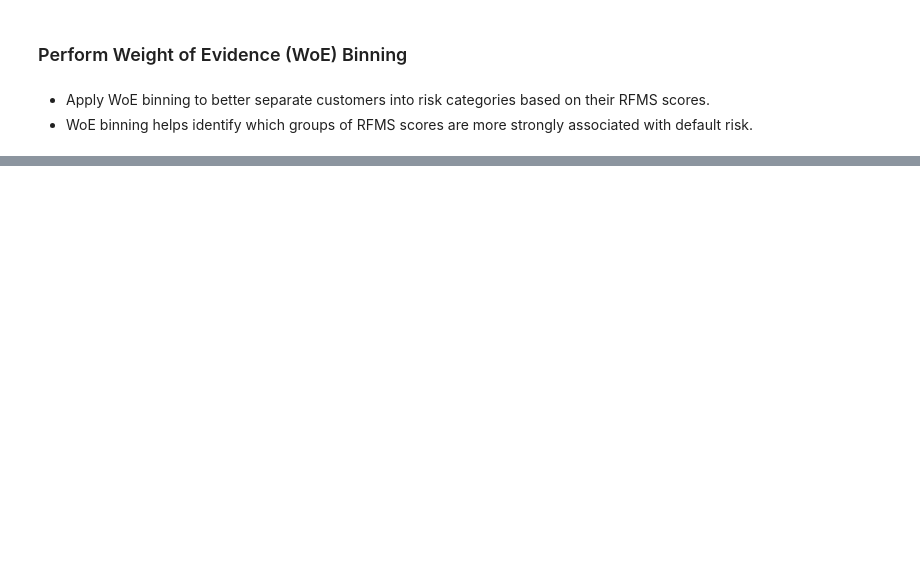
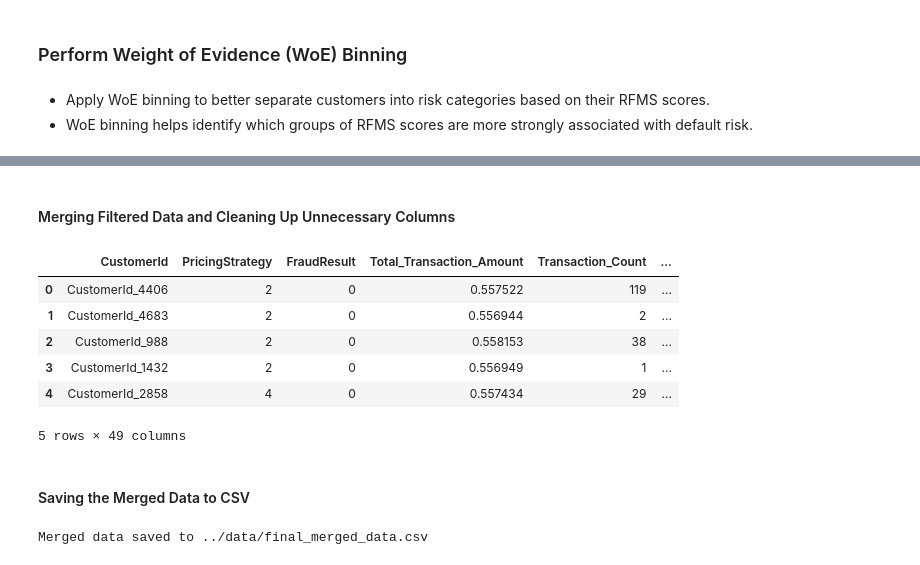
Before and after one commit to getahunTiruneh/Bati-Bank-Credit-Scoring-Model, a Jupyter notebook: notebooks/WoE_estimator.ipynb, the cells around one changed output, grey strips where cells are left out. Drawn from its saved outputs; the diff is of its cells as text; code cells hidden in the pictures; blank space fills up the shorter version.

```diff
--- a/notebooks/WoE_estimator.ipynb
+++ b/notebooks/WoE_estimator.ipynb
@@ -182,0 +161,35 @@ classified_df.shape
+# %%
+# drop features
+df = df.drop(['TransactionId','BatchId','AccountId','SubscriptionId','CurrencyCode','CountryCode','Amount','TransactionStartTime',
+              'Value','Avg_Transaction_Amount','Transaction_Hour','Transaction_Day', 'Transaction_Month', 'Transaction_Year'], axis=1)
+# %%
+# Drop unnecessary columns from classified_df before merging
+classified_df = classified_df.drop(columns=['Recency', 'Frequency', 'Monetary', 'Seasonality', 'RFMS_score'],axis=1)
+# %% [markdown]
+#### Merging Filtered Data and Cleaning Up Unnecessary Columns
+# %%
+# Now merge the filtered classified_df with the original df
+final_merged_df = df.merge(classified_df, on='CustomerId')
+# Drop the unwanted columns after merging
+final_merged_df = final_merged_df.drop(columns=['Recency', 'Frequency', 'Monetary', 'Seasonality', 'RFMS_score', 'Risk_category_x', 'RFMS_bin'], axis=1, errors='ignore')
+# Rename the Risk_category_y column to Risk_category
+final_merged_df = final_merged_df.rename(columns={'Risk_category_y': 'Risk_category'})
+# %%
+# display sample data from the merged dataframe
+final_merged_df.head(5)
+# %% [output]
+|  | CustomerId | PricingStrategy | FraudResult | Total_Transaction_Amount | Transaction_Count | ... |
+| 0 | CustomerId_4406 | 2 | 0 | 0.557522 | 119 | ... |
+| 1 | CustomerId_4683 | 2 | 0 | 0.556944 | 2 | ... |
+| 2 | CustomerId_988 | 2 | 0 | 0.558153 | 38 | ... |
+| 3 | CustomerId_1432 | 2 | 0 | 0.556949 | 1 | ... |
+| 4 | CustomerId_2858 | 4 | 0 | 0.557434 | 29 | ... |
+5 rows × 49 columns
+# %% [markdown]
+#### Saving the Merged Data to CSV
+# %%
+# save merged data
+file_path='../data'
+classifier.save_merged_data(final_merged_df, output_file='final_merged_data', file_path=file_path)
+# %% [output]
+Merged data saved to ../data/final_merged_data.csv
```
Also changed, not shown: parts of 32 cells of this notebook.
